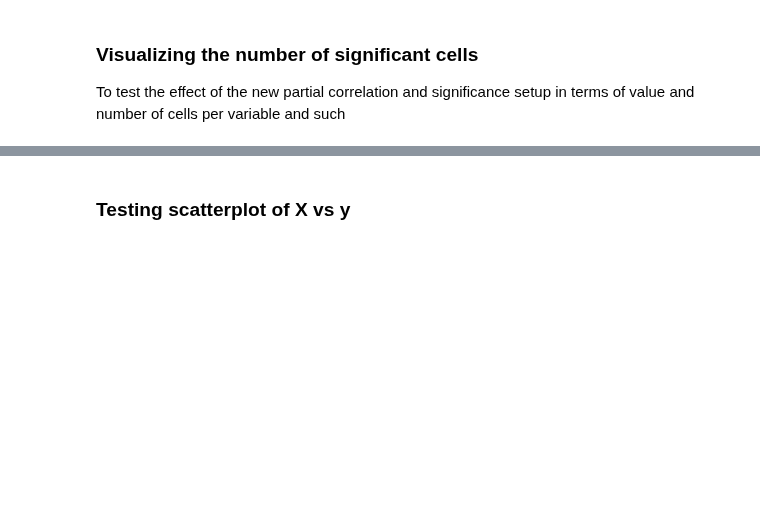
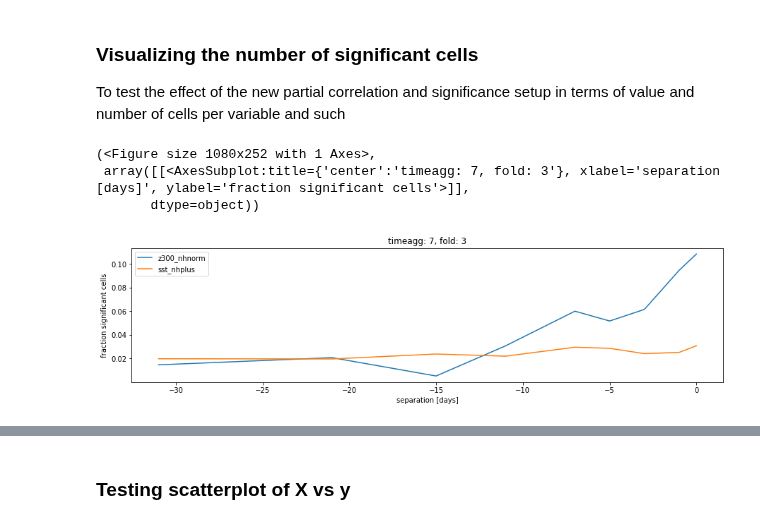
Before and after one commit to chiemvs/Weave, a Jupyter notebook: notebooks/test_inspection.ipynb, the cells around one changed output, grey strips where cells are left out. Drawn from its saved outputs; the diff is of its cells as text; code cells hidden in the pictures; blank space fills up the shorter version.

Commit message:
Functionality for plotting the fraction of sifnificant cells in the correlation patterns loaded by the MapInterface

```diff
--- a/notebooks/test_inspection.ipynb
+++ b/notebooks/test_inspection.ipynb
@@ -175,3 +172,16 @@ mapint_par.cache_everything()
+# %%
+mapint_par = MapInterface(corclustpath=inputpath)
+mapint_par.load_one_dataset('z300_nhnorm',3)
+mapint_par.load_one_dataset('z300_nhnorm',7)
+mapint_par.load_one_dataset('sst_nhplus',7)
+#mapint_par.cache_everything()
+# %%
+mapint_par.fraction_significant(plot = True, timeaggs = [7], fold = 3)
+# %% [output]
+(<Figure size 1080x252 with 1 Axes>,
+ array([[<AxesSubplot:title={'center':'timeagg: 7, fold: 3'}, xlabel='separation [days]', ylabel='fraction significant cells'>]],
+       dtype=object))
+[figure, added]
 # %%
 results = []
 for variable in mapint_par.presentvars:
```
Also changed, not shown: parts of 2 cells of this notebook, 1 other file.
